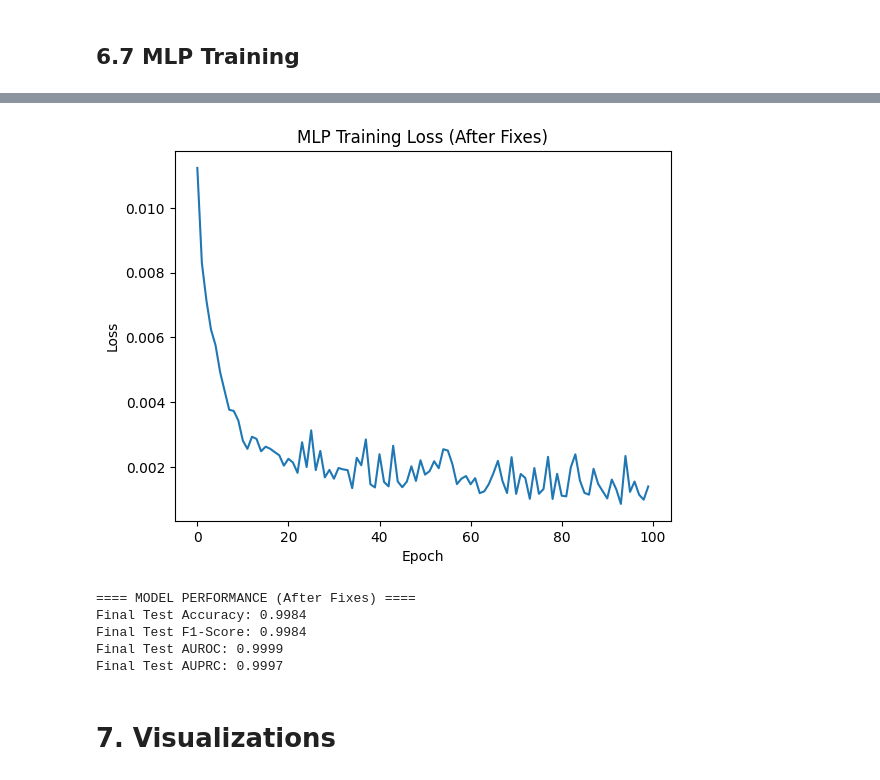
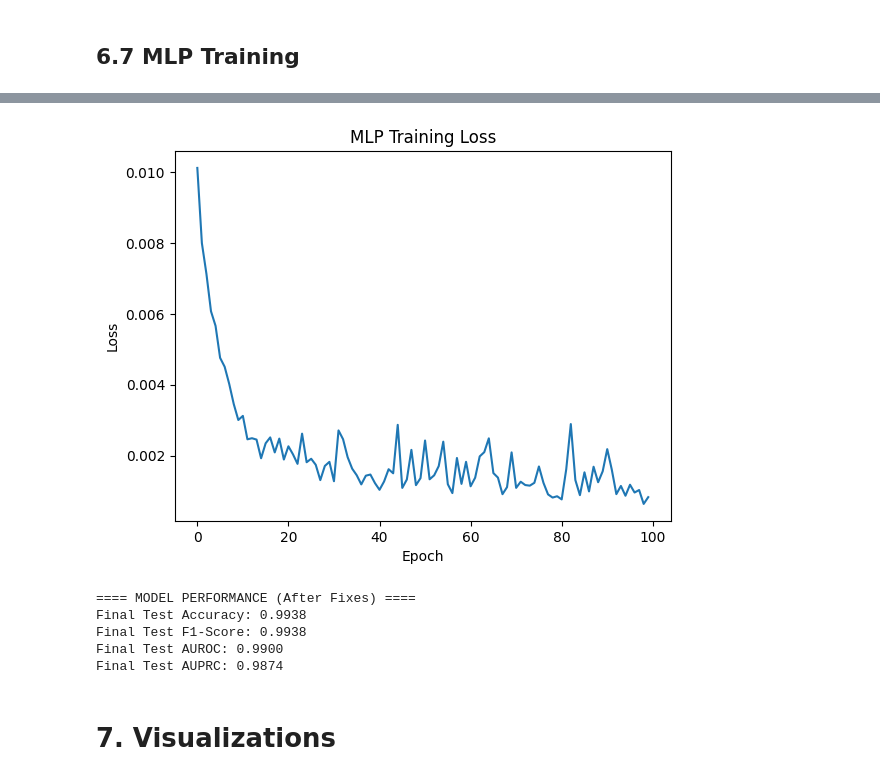
Before and after one commit to RanAndRoei/FinalProject, a Jupyter notebook: Classification_Using_Graph_Diffusion_Models_Cora_Multiple_Running.ipynb, the cells around one changed output, grey strips where cells are left out. Drawn from its saved outputs; the diff is of its cells as text; code cells hidden in the pictures.

```diff
--- a/Classification_Using_Graph_Diffusion_Models_Cora_Multiple_Running.ipynb
+++ b/Classification_Using_Graph_Diffusion_Models_Cora_Multiple_Running.ipynb
@@ -484,7 +474,7 @@ def visualize_anomalies(real_z, synthetic_z):
     plt.show()
 
 # ===== Generate Synthetic Anomalies =====
-num_synthetic = 500
+num_synthetic = 400
 synthetic_z, synthetic_labels = generate_synthetic_anomalies(
     z, num_anomalies=num_synthetic, noise_scale=0.5, noise_type="gaussian", seed=100
 )
@@ -1055,7 +1045,7 @@ from sklearn.metrics import accuracy_score, f1_score, roc_auc_score, average_pre
 # ======================
 # Increase Synthetic Anomalies & Noise Scale
 # ======================
-num_synthetic = 500
+num_synthetic = 400
 synthetic_z, synthetic_labels = generate_synthetic_anomalies(
     z, num_anomalies=num_synthetic, noise_scale=0.8, noise_type="gaussian", seed=100
 )
@@ -1121,7 +1111,7 @@ for epoch in range(n_epochs):
 plt.plot(loss_history)
 plt.xlabel("Epoch")
 plt.ylabel("Loss")
-plt.title("MLP Training Loss (After Fixes)")
+plt.title("MLP Training Loss")
 plt.show()
 
 # ======================
@@ -1158,9 +1148,9 @@ Epoch 99/100, Loss: 3.5840
-[figure, old version]
+[figure, new version]
 ==== MODEL PERFORMANCE (After Fixes) ====
-Final Test Accuracy: 0.9984
-Final Test F1-Score: 0.9984
-Final Test AUROC: 0.9999
-Final Test AUPRC: 0.9997
+Final Test Accuracy: 0.9938
+Final Test F1-Score: 0.9938
+Final Test AUROC: 0.9900
+Final Test AUPRC: 0.9874
 # %% [markdown]
 # 7. Visualizations
 # %% [markdown]
```
Also changed, not shown: parts of 13 cells of this notebook, 1 other file.
